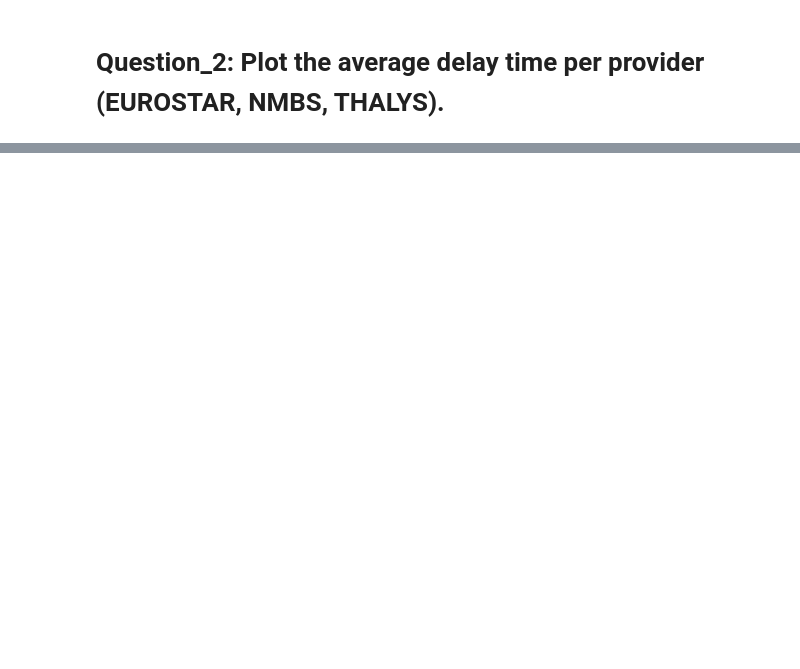
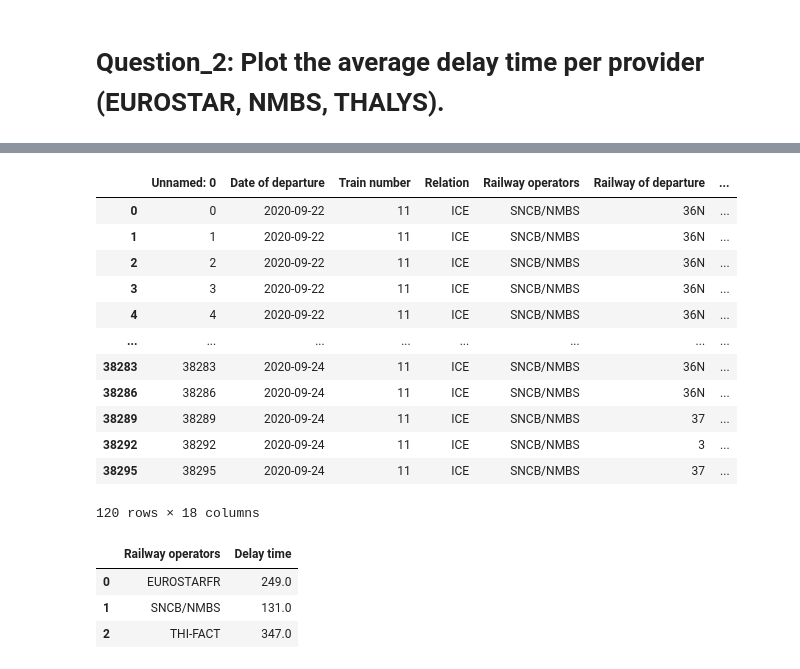
Before and after one commit to Seoyangsam/ACRM, a Jupyter notebook: src/Q2.ipynb, the cells around one changed output, grey strips where cells are left out. Drawn from its saved outputs; the diff is of its cells as text; code cells hidden in the pictures; blank space fills up the shorter version.

```diff
--- a/src/Q2.ipynb
+++ b/src/Q2.ipynb
@@ -48,0 +29,23 @@ df.head()
+# %%
+trips[trips["Train number"] == 11]
+# %% [output]
+|  | Unnamed: 0 | Date of departure | Train number | Relation | Railway operators | Railway of departure | ... |
+| 0 | 0 | 2020-09-22 | 11 | ICE | SNCB/NMBS | 36N | ... |
+| 1 | 1 | 2020-09-22 | 11 | ICE | SNCB/NMBS | 36N | ... |
+| 2 | 2 | 2020-09-22 | 11 | ICE | SNCB/NMBS | 36N | ... |
+| 3 | 3 | 2020-09-22 | 11 | ICE | SNCB/NMBS | 36N | ... |
+| 4 | 4 | 2020-09-22 | 11 | ICE | SNCB/NMBS | 36N | ... |
+| ... | ... | ... | ... | ... | ... | ... | ... |
+| 38283 | 38283 | 2020-09-24 | 11 | ICE | SNCB/NMBS | 36N | ... |
+| 38286 | 38286 | 2020-09-24 | 11 | ICE | SNCB/NMBS | 36N | ... |
+| 38289 | 38289 | 2020-09-24 | 11 | ICE | SNCB/NMBS | 37 | ... |
+| 38292 | 38292 | 2020-09-24 | 11 | ICE | SNCB/NMBS | 3 | ... |
+| 38295 | 38295 | 2020-09-24 | 11 | ICE | SNCB/NMBS | 37 | ... |
+120 rows × 18 columns
+# %%
+trips.groupby("Railway operators")["Delay time"].mean().reset_index().round()
+# %% [output]
+|  | Railway operators | Delay time |
+| 0 | EUROSTARFR | 249.0 |
+| 1 | SNCB/NMBS | 131.0 |
+| 2 | THI-FACT | 347.0 |
```
Also changed, not shown: parts of 24 cells of this notebook, 2 other files.
